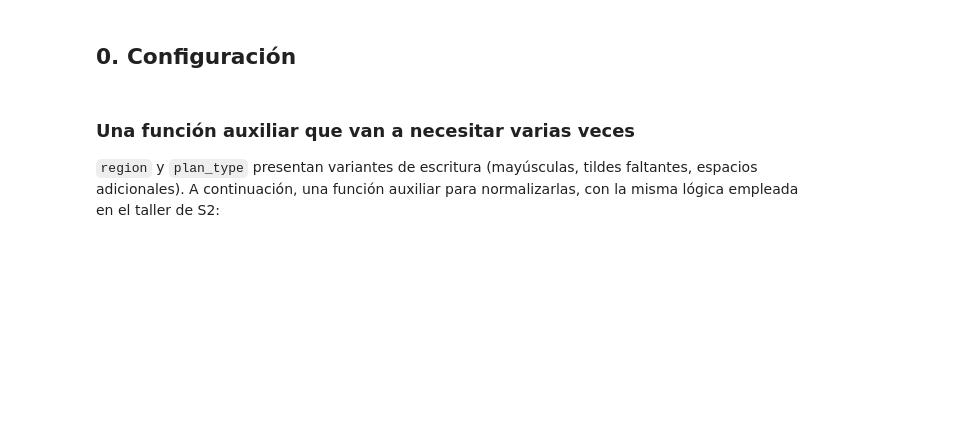
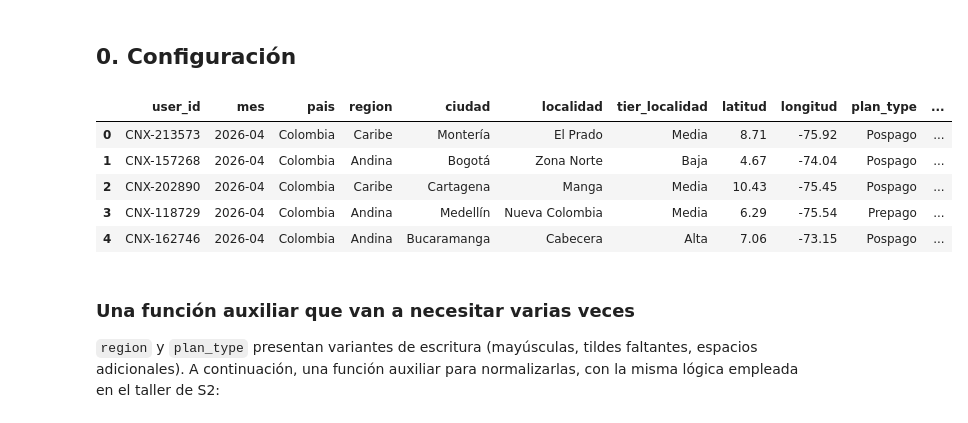
Before and after one commit to jp0617/visualizacionAnalisis, a Jupyter notebook: v0.1_s3_dataviz_grupo1.ipynb, the cells around one changed output. Saved outputs shown, nothing was run; the diff lists cells and outputs as text; code cells hidden in the pictures; blank space fills up the shorter version.

```diff
--- a/v0.1_s3_dataviz_grupo1.ipynb
+++ b/v0.1_s3_dataviz_grupo1.ipynb
@@ -24,26 +24,33 @@ No existe una única forma correcta de limpiar estos datos ni un único hallazgo
 # %%
 import pandas as pd
 import numpy as np
 from scipy import stats
 import matplotlib.pyplot as plt
 import seaborn as sns
 import missingno as msno
 import statsmodels.api as sm
 import statsmodels.formula.api as smf
 from statsmodels.stats.outliers_influence import variance_inflation_factor
 from sklearn.ensemble import IsolationForest
 from sklearn.impute import KNNImputer
 import os
 
 pd.set_option("display.float_format", lambda x: f"{x:.2f}")
 
 INDIGO = "#4F46E5"
 sns.set_theme(style="whitegrid", font_scale=1.0)
 
 GRUPO = 1  # cambien este número por el de su grupo (1 a 5)
 
-df = pd.read_csv(os.path.join("data", f"conecta_sa_grupo{GRUPO}.csv"))
+df = pd.read_csv(os.path.join(f"conecta_sa_grupo{GRUPO}.csv"))
 df.head()
+# %% [output]
+|  | user_id | mes | pais | region | ciudad | localidad | tier_localidad | latitud | longitud | plan_type | ... |
+| 0 | CNX-213573 | 2026-04 | Colombia | Caribe | Montería | El Prado | Media | 8.71 | -75.92 | Pospago | ... |
+| 1 | CNX-157268 | 2026-04 | Colombia | Andina | Bogotá | Zona Norte | Baja | 4.67 | -74.04 | Pospago | ... |
+| 2 | CNX-202890 | 2026-04 | Colombia | Caribe | Cartagena | Manga | Media | 10.43 | -75.45 | Pospago | ... |
+| 3 | CNX-118729 | 2026-04 | Colombia | Andina | Medellín | Nueva Colombia | Media | 6.29 | -75.54 | Prepago | ... |
+| 4 | CNX-162746 | 2026-04 | Colombia | Andina | Bucaramanga | Cabecera | Alta | 7.06 | -73.15 | Pospago | ... |
 # %% [markdown]
 ### Una función auxiliar que van a necesitar varias veces
 
```
Also changed, not shown: parts of 6 cells of this notebook.
